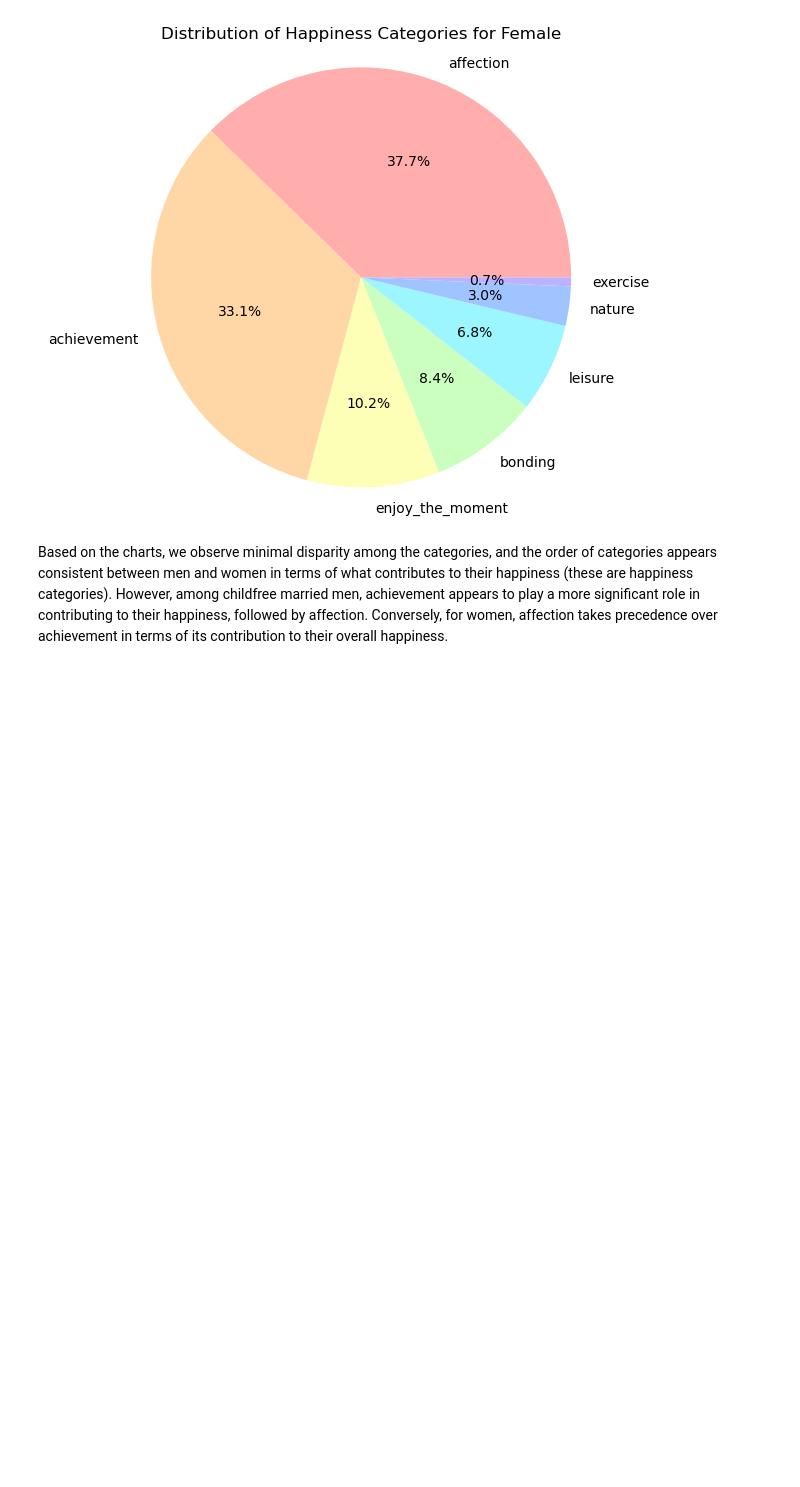
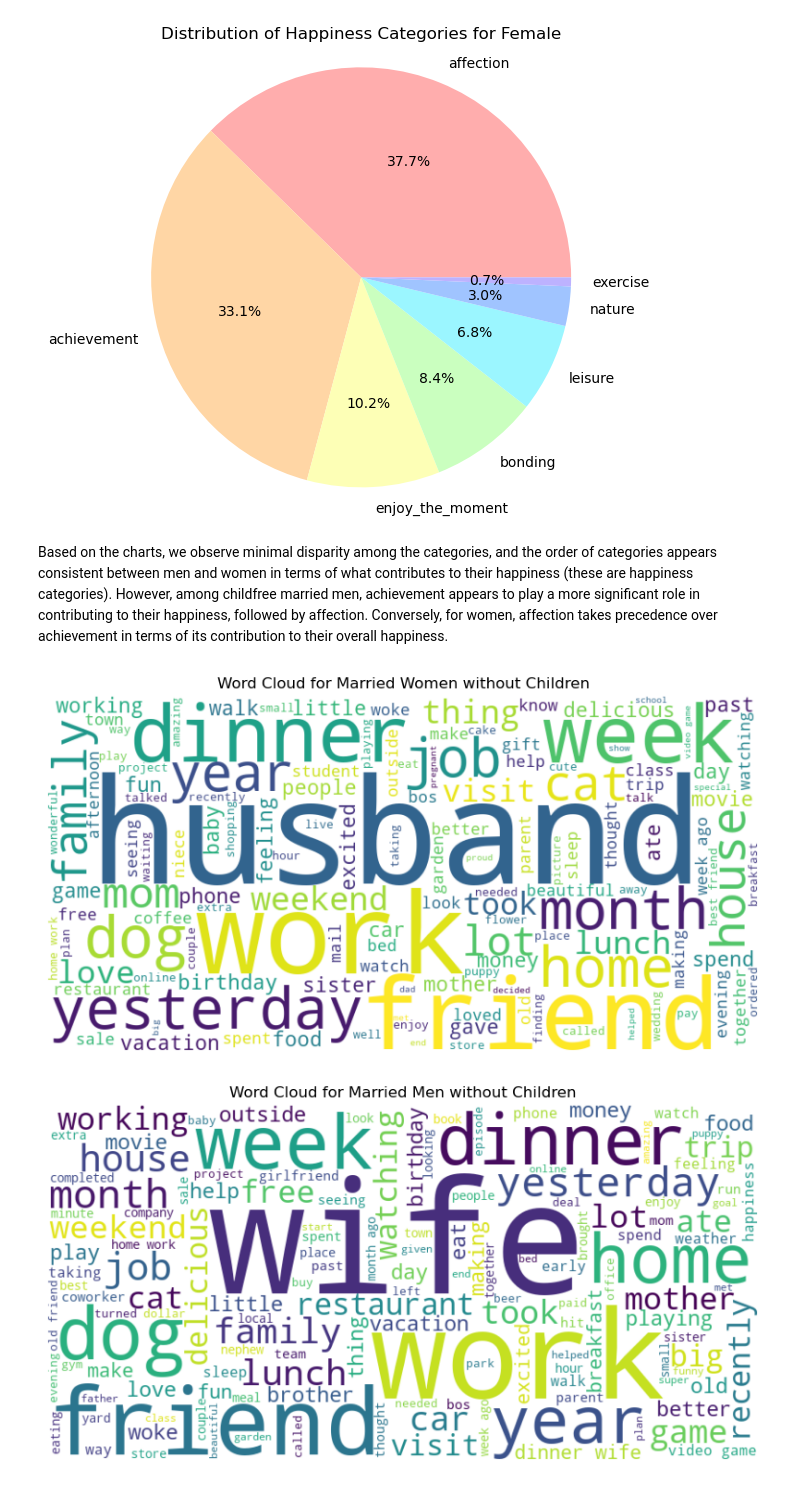
Before and after one commit to TZstatsADS/ads-spring2024-project1-stephanienguyen2020, a Jupyter notebook: doc/HappyDB_Data_Analysis_Tien_Nguyen.ipynb, the cells around one changed output. Cells and saved outputs as stored; diff of their text form; code cells hidden in the pictures; blank space fills up the shorter version.

```diff
--- a/doc/HappyDB_Data_Analysis_Tien_Nguyen.ipynb
+++ b/doc/HappyDB_Data_Analysis_Tien_Nguyen.ipynb
@@ -199,5 +186,43 @@ plt.show()
 # %% [output]
 [figure]
 [figure]
-# %% [markdown]
-Based on the charts, we observe minimal disparity among the categories, and the order of categories appears consistent between men and women in terms of what contributes to their happiness (these are happiness categories). However, among childfree married men, achievement appears to play a more significant role in contributing to their happiness, followed by affection. Conversely, for women, affection takes precedence over achievement in terms of its contribution to their overall happiness.
+# %% [markdown]
+Based on the charts, we observe minimal disparity among the categories, and the order of categories appears consistent between men and women in terms of what contributes to their happiness (these are happiness categories). However, among childfree married men, achievement appears to play a more significant role in contributing to their happiness, followed by affection. Conversely, for women, affection takes precedence over achievement in terms of its contribution to their overall happiness.
+# %%
+# Define custom stopwords
+custom_stopwords = ['happy', 'felt', 'got', 'bit', 'good', 'day', 'time', 'watched', 'feel', 'enjoyed', 'able', 'found', 'played', 'finally', 'moment', 'night', 'said', 'saw',
+                    'life', 'came', 'wanted', 'went', 'nice', 'bought', 'event', 'going', 'favorite', 'morning', 'told', 'great', 'make', 'today', 'new', 'getting', 'received', 'long', 'started', 'finished', 'hours']
+all_stopwords = set(stopwords.words('english') + custom_stopwords)
+
+# Function to create word cloud
+def create_word_cloud(text, title):
+    # Preprocess text
+    processed_text = strip_numeric(strip_punctuation(strip_short(remove_stopwords(text.lower()), minsize=3)))
+    # Tokenize the text
+    words = word_tokenize(processed_text)
+    # Remove stopwords
+    words = [word for word in words if word not in all_stopwords]
+    # Lemmatize words
+    lemmatizer = WordNetLemmatizer()
+    words = [lemmatizer.lemmatize(word) for word in words]
+    # Join the words back into a single string
+    filtered_text = ' '.join(words)
+    # Generate word cloud
+    wordcloud = WordCloud(width=800, height=400, background_color='white', min_font_size=10).generate(filtered_text)
+    # Plot the word cloud
+    plt.figure(figsize=(10, 5))
+    plt.imshow(wordcloud, interpolation='bilinear')
+    plt.title(title)
+    plt.axis("off")
+    plt.show()
+
+# Filter dataframe for female and create word cloud
+female_text = ' '.join(df_cd[df_cd['gender'] == 'f']['cleaned_hm'])
+create_word_cloud(female_text, "Word Cloud for Married Women without Children")
+
+# Filter dataframe for male and create word cloud
+male_text = ' '.join(df_cd[df_cd['gender'] == 'm']['cleaned_hm'])
+create_word_cloud(male_text, "Word Cloud for Married Men without Children")
+# %% [output]
+[figure, added]
+[figure, added]
```
Also changed, not shown: parts of 2 cells of this notebook, 1 other file.
